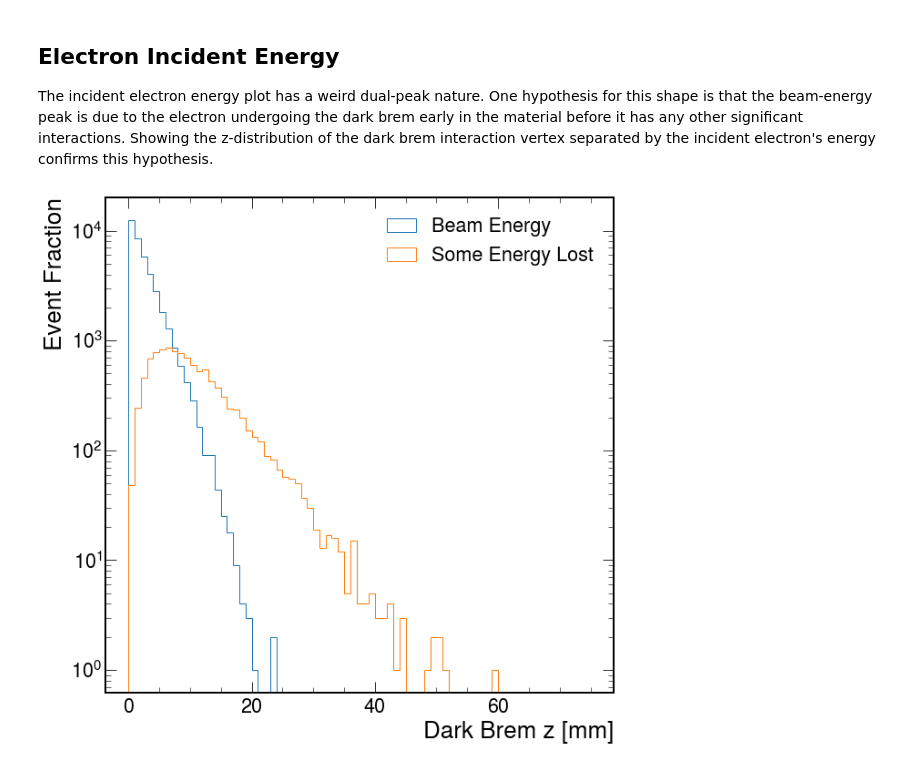
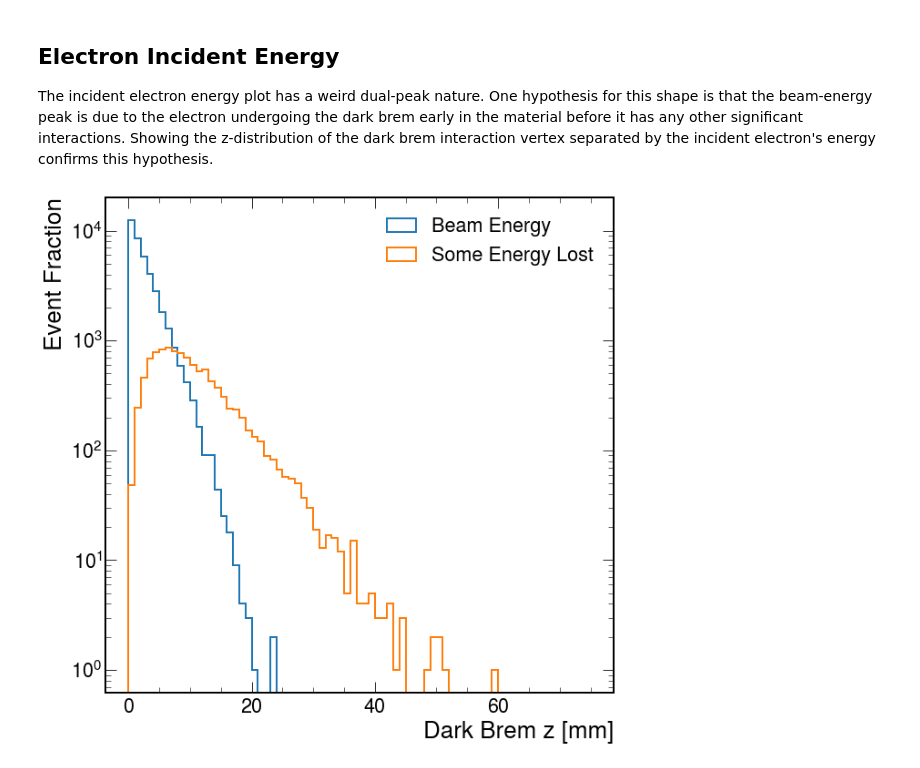
Before and after one commit to tomeichlersmith/ldmx-sim-technique, a Jupyter notebook: ana/plot-dev.ipynb, the cells around one changed output. Saved outputs shown, nothing was run; the diff lists cells and outputs as text; code cells hidden in the pictures.

```diff
--- a/ana/plot-dev.ipynb
+++ b/ana/plot-dev.ipynb
@@ -43,12 +44,12 @@ def read(fp) :
 # %%
 el_data = {
     'MG' : read('../dblib/electron_tungsten_MaxE_4.0_MinE_0.2_RelEStep_0.1_UndecayedAP_mA_0.1_run_3000/electron_tungsten_MaxE_4.0_MinE_0.2_RelEStep_0.1_UndecayedAP_mA_0.1_run_3000_IncidentEnergy_4.0_unweighted_events.lhe'),
-    'MGS' : read('../lower_floor/ntuple_electron_tungsten_depthmm_100.0_mAMeV_100_events_50000_run_3000.root'),
+    'MG-Scaled' : read('../lower_floor/ntuple_electron_tungsten_depthmm_100.0_mAMeV_100_events_50000_run_3000.root'),
     'DMG4' : read('../lower_floor/ntuple_electron_tungsten_depthmm_100.0_mAMeV_100_events_50000_run_1.root'),
 }
 mu_data = {
     'MG' : read('../dblib/muon_copper_MaxE_100.0_MinE_2.0_RelEStep_0.1_UndecayedAP_mA_1.0_run_3000/muon_copper_MaxE_100.0_MinE_2.0_RelEStep_0.1_UndecayedAP_mA_1.0_run_3000_IncidentEnergy_100.0_unweighted_events.lhe'),
-    'MGS' : read('../lower_floor/ntuple_muon_brass_depthmm_100.0_mAMeV_1000_events_50000_run_3000.root'),
+    'MG-Scaled' : read('../lower_floor/ntuple_muon_brass_depthmm_100.0_mAMeV_1000_events_50000_run_3000.root'),
     'DMG4' : read('../lower_floor/ntuple_muon_brass_depthmm_100.0_mAMeV_1000_events_50000_run_1.root')
 }
 # %% [markdown]
@@ -69,7 +70,7 @@ e_ang.set_ylabel('Event Fraction')
 e_ang.set_title('4GeV Electrons Incident on Tungsten')
 for name, df in el_data.items() :
     e_ang.hist(df['recoil_angle'],weights=np.ones(len(df['energy_frac']))/len(df['energy_frac']),
-               label=name,
+               label=name,linewidth=2.,
                histtype='step',range=(0.,2.),bins=50)
 e_ang.legend(title='$m_{A\'}=0.1$GeV')
 
@@ -77,7 +78,7 @@ m_ang.set_xlabel('Lepton Recoil Angle [rad]')
 m_ang.set_title('100GeV Muons Incident on Brass')
 for name, df in mu_data.items() :
     m_ang.hist(df['recoil_angle'],weights=np.ones(len(df['energy_frac']))/len(df['energy_frac']),
-               label=name,
+               label=name,linewidth=2.,
                histtype='step',range=(0.,2.0),bins=50)
 m_ang.legend(title='$m_{A\'}=1$GeV')
 
@@ -86,14 +87,14 @@ e_ke.set_yscale('log')
 e_ke.set_ylabel('Event Fraction')
 for name, df in el_data.items() :
     e_ke.hist(df['energy_frac'],weights=np.ones(len(df['energy_frac']))/len(df['energy_frac']),
-              label=name,
+              label=name,linewidth=2.,
                histtype='step',range=(0.,1.),bins=50)
 e_ke.legend(title='$m_{A\'}=0.1$GeV')
 
 m_ke.set_xlabel('Lepton Recoil Kinetic Energy Fraction')
 for name, df in mu_data.items() :
     m_ke.hist(df['energy_frac'],weights=np.ones(len(df['energy_frac']))/len(df['energy_frac']),
-              label=name,
+              label=name,linewidth=2.,
                histtype='step',range=(0.,1.),bins=50)
 m_ke.legend(title='$m_{A\'}=1$GeV')
 
@@ -102,14 +103,14 @@ e_ke_cm.set_yscale('log')
 e_ke_cm.set_ylabel('Event Fraction Below')
 for name, df in el_data.items() :
     e_ke_cm.hist(df['energy_frac'],weights=np.ones(len(df['energy_frac']))/len(df['energy_frac']),
-                 label=name, cumulative=True,
+                 label=name, cumulative=True, linewidth=2.,
                histtype='step',range=(0.,1.),bins=50)
 e_ke_cm.legend(title='$m_{A\'}=0.1$GeV')
 
 m_ke_cm.set_xlabel('Lepton Recoil Kinetic Energy Fraction')
 for name, df in mu_data.items() :
     m_ke_cm.hist(df['energy_frac'],weights=np.ones(len(df['energy_frac']))/len(df['energy_frac']),
-                 label=name, cumulative=True,
+                 label=name, cumulative=True,linewidth=2.,
                  histtype='step',range=(0.,1.),bins=50)
 m_ke_cm.legend(title='$m_{A\'}=1$GeV')
 
@@ -136,8 +137,7 @@ for name, df in el_data.items() :
         MeV_to_GeV = 1./1000
         shift = 0.511 #MeV
     e.hist((df['incident_energy']-shift)*MeV_to_GeV,weights=np.ones(len(df['energy_frac']))/len(df['energy_frac']),
-                 label=name,
-               histtype='step',range=(0.,4.),bins=50)
+                 label=name,linewidth=2., histtype='step',range=(0.,4.),bins=50)
 e.legend(loc='upper left')
 
 m.set_title('100GeV Muons on Brass')
@@ -149,8 +149,7 @@ for name, df in mu_data.items() :
         MeV_to_GeV = 1./1000
         shift = 105.66 #MeV
     m.hist((df['incident_energy']-shift)*MeV_to_GeV,weights=np.ones(len(df['energy_frac']))/len(df['energy_frac']),
-                 label=name,
-                 histtype='step',range=(75.,100.),bins=50)
+                 label=name, linewidth=2., histtype='step',range=(75.,100.),bins=50)
 
 plt.show()
 # %% [output]
@@ -160,16 +159,16 @@ plt.show()
 The incident electron energy plot has a weird dual-peak nature. One hypothesis for this shape is that the beam-energy peak is due to the electron undergoing the dark brem early in the material before it has any other significant interactions. Showing the z-distribution of the dark brem interaction vertex separated by the incident electron's energy confirms this hypothesis.
 # %%
 inc_e_cuts = {
-    'Beam Energy' : el_data['MGS']['incident_energy']>4000,
-    'Some Energy Lost' : el_data['MGS']['incident_energy']<=4000
+    'Beam Energy' : el_data['MG-Scaled']['incident_energy']>4000,
+    'Some Energy Lost' : el_data['MG-Scaled']['incident_energy']<=4000
 }
 for name, sl in inc_e_cuts.items() :
-    plt.hist(el_data['MGS'][sl]['z'],
-             bins=75,range=(0.,75.),histtype='step',label=name)
+    plt.hist(el_data['MG-Scaled'][sl]['z'],
+             bins=75,range=(0.,75.),histtype='step',linewidth=2.,label=name)
 plt.yscale('log')
 plt.xlabel('Dark Brem z [mm]')
 plt.ylabel('Event Fraction')
 plt.legend()
 plt.show()
 # %% [output]
-[figure, old version]
+[figure, new version]
```
Also changed, not shown: parts of 3 cells of this notebook.
